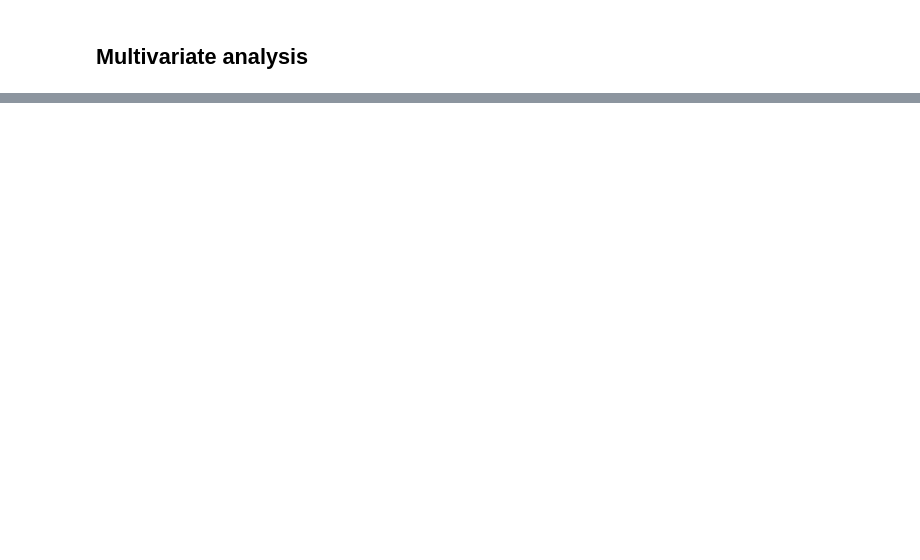
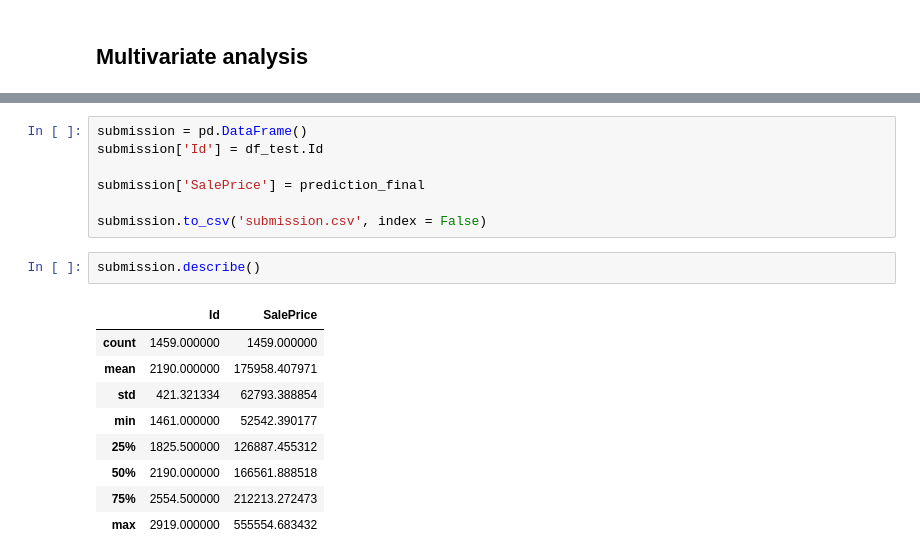
Before and after one commit to ashocorian/a16, a Jupyter notebook: A16 Project/source.ipynb, the cells around one changed output, grey strips where cells are left out. Saved outputs shown, nothing was run; the diff lists cells and outputs as text; blank space fills up the shorter version.

```diff
--- a/A16 Project/source.ipynb
+++ b/A16 Project/source.ipynb
@@ -283,0 +336,19 @@ plt.pyplot.scatter(sourceFile['TotalBsmtSF'],sourceFile['SalePrice']);
+# %%
+submission = pd.DataFrame()
+submission['Id'] = df_test.Id
+
+submission['SalePrice'] = prediction_final
+
+submission.to_csv('submission.csv', index = False)
+# %%
+submission.describe()
+# %% [output]
+|  | Id | SalePrice |
+| count | 1459.000000 | 1459.000000 |
+| mean | 2190.000000 | 175958.407971 |
+| std | 421.321334 | 62793.388854 |
+| min | 1461.000000 | 52542.390177 |
+| 25% | 1825.500000 | 126887.455312 |
+| 50% | 2190.000000 | 166561.888518 |
+| 75% | 2554.500000 | 212213.272473 |
+| max | 2919.000000 | 555554.683432 |
```
Also changed, not shown: parts of 31 cells of this notebook, 1 other file.
